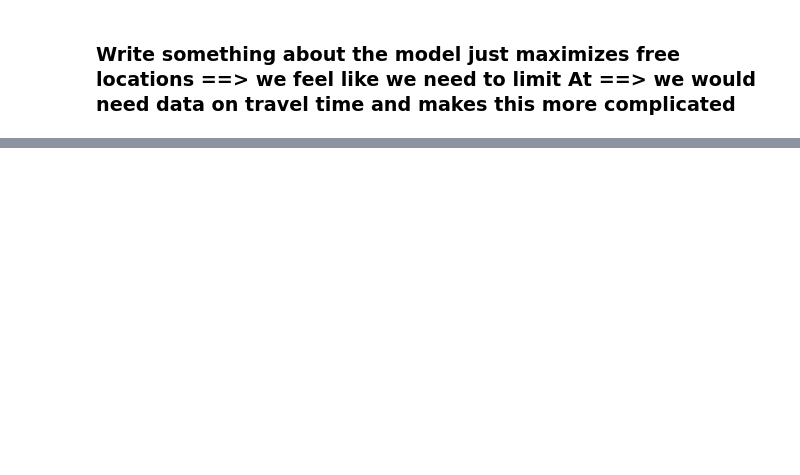
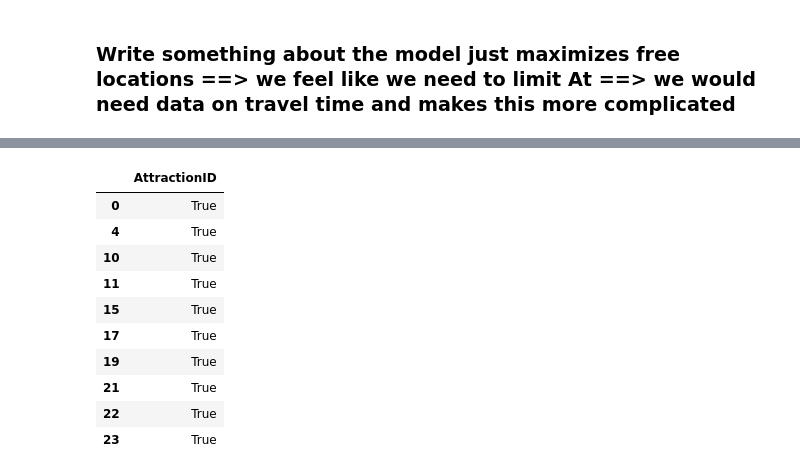
Before and after one commit to kaia-hu/hu_portfolio, a Jupyter notebook: decision_analytics_final.ipynb, the cells around one changed output, grey strips where cells are left out. Drawn from its saved outputs; the diff is of its cells as text; code cells hidden in the pictures; blank space fills up the shorter version.

```diff
--- a/decision_analytics_final.ipynb
+++ b/decision_analytics_final.ipynb
@@ -131,6 +150,15 @@ model = Model("NYC_Tour_Optimization")
 # %%
+## Initialize Model
+model = Model("NYC_Tour_Optimization")
+
 ## Decision variables
 # Stage 1 decision varable: A (decide on a max number of attractions - in this case, 10)
 At = 10
 # Stage 2 decision variable: a (decide on which attraction to go to)
 a = model.addVars(24, vtype=GRB.BINARY, name="a")
+
+## Call the model
+variation1 = NYCTourModel(model)
+
+## Print results in ipython
+display(variation1)
@@ -181,5 +193,0 @@ Maximum Happiness: 321.94999999999993
-# %%
-# prints the results in ipython
-variation1 = filtered_table(selected_attractions)
-
-variation1
@@ -279,0 +449,14 @@ variation2
+# %%
+whatif1[['AttractionID']] == variation1[['AttractionID']]
+# %% [output]
+|  | AttractionID |
+| 0 | True |
+| 4 | True |
+| 10 | True |
+| 11 | True |
+| 15 | True |
+| 17 | True |
+| 19 | True |
+| 21 | True |
+| 22 | True |
+| 23 | True |
```
Also changed, not shown: parts of 13 cells of this notebook.
